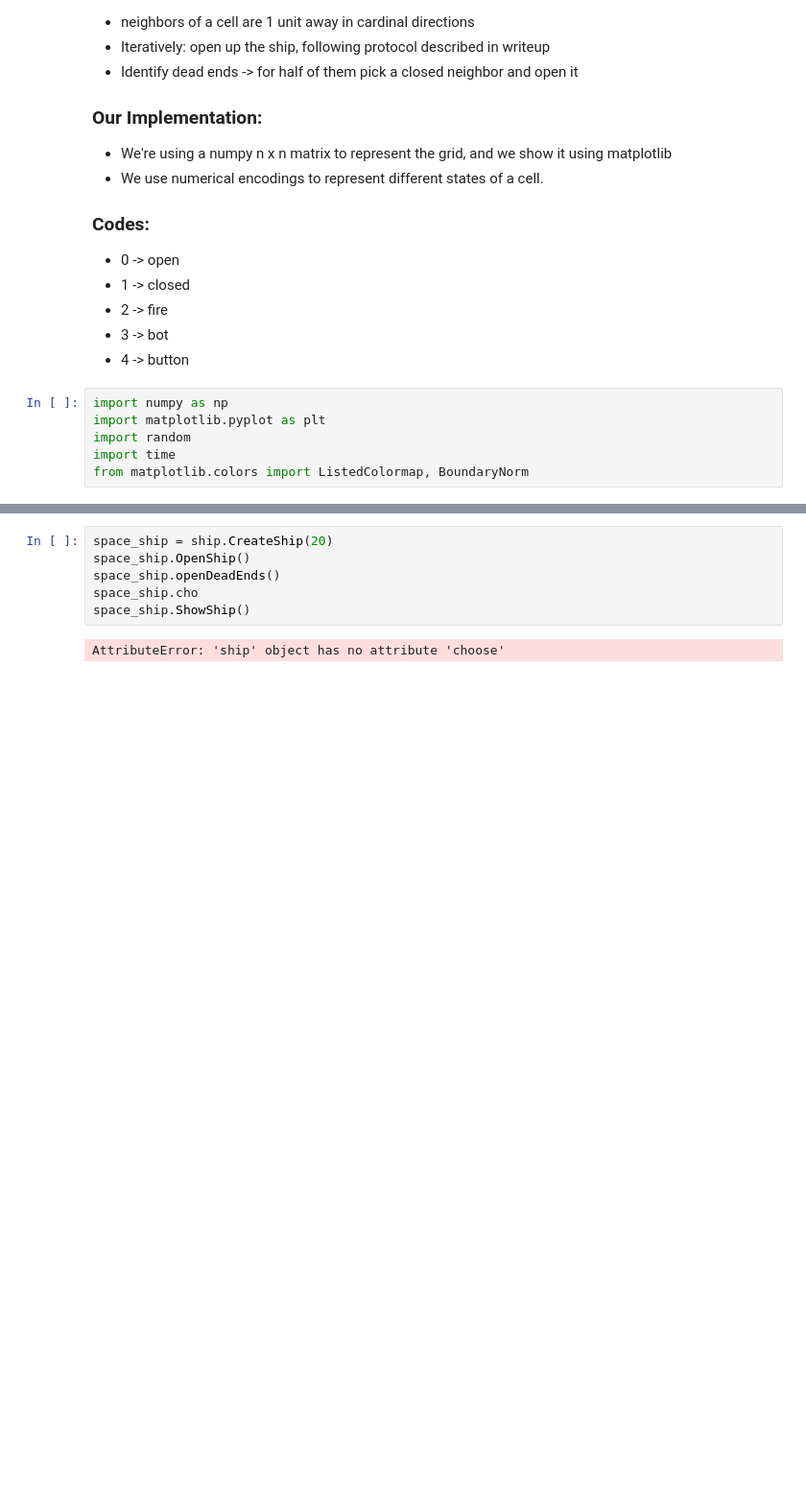
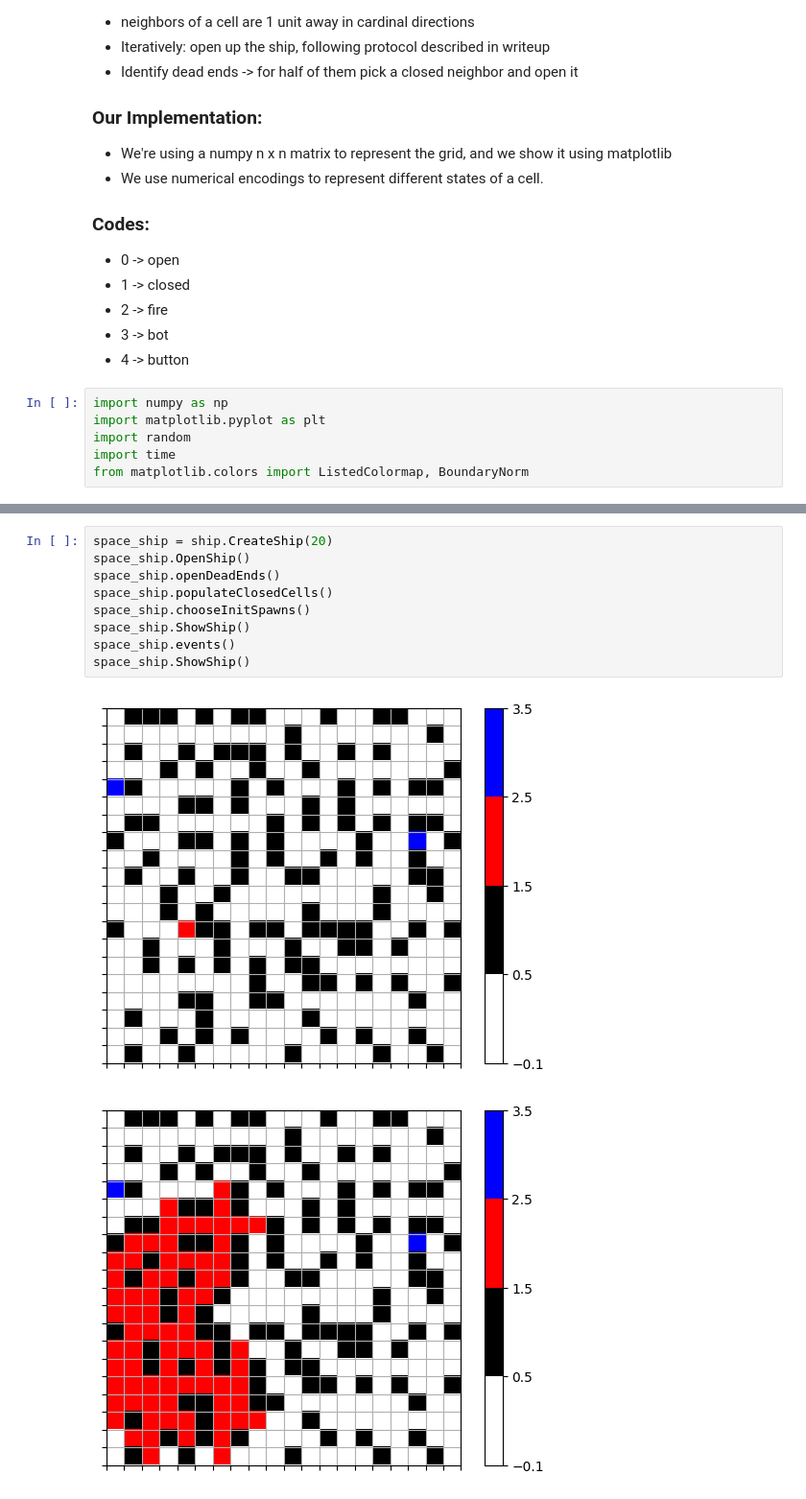
Before and after one commit to Sina-Haz/AI-Project-1, a Jupyter notebook: AI_Proj_1.ipynb, the cells around one changed output, grey strips where cells are left out. Shown: that part at 96% size. Saved outputs shown, nothing was run; the diff lists cells and outputs as text; blank space fills up the shorter version.

```diff
--- a/AI_Proj_1.ipynb
+++ b/AI_Proj_1.ipynb
@@ -336,8 +297,12 @@ class ship:
 # %%
 space_ship = ship.CreateShip(20)
 space_ship.OpenShip()
 space_ship.openDeadEnds()
-space_ship.cho
+space_ship.populateClosedCells()
+space_ship.chooseInitSpawns()
 space_ship.ShowShip()
+space_ship.events()
+space_ship.ShowShip()
 # %% [output]
-AttributeError: 'ship' object has no attribute 'choose'
+[figure, added]
+[figure, added]
```
Also changed, not shown: parts of 3 cells of this notebook.
